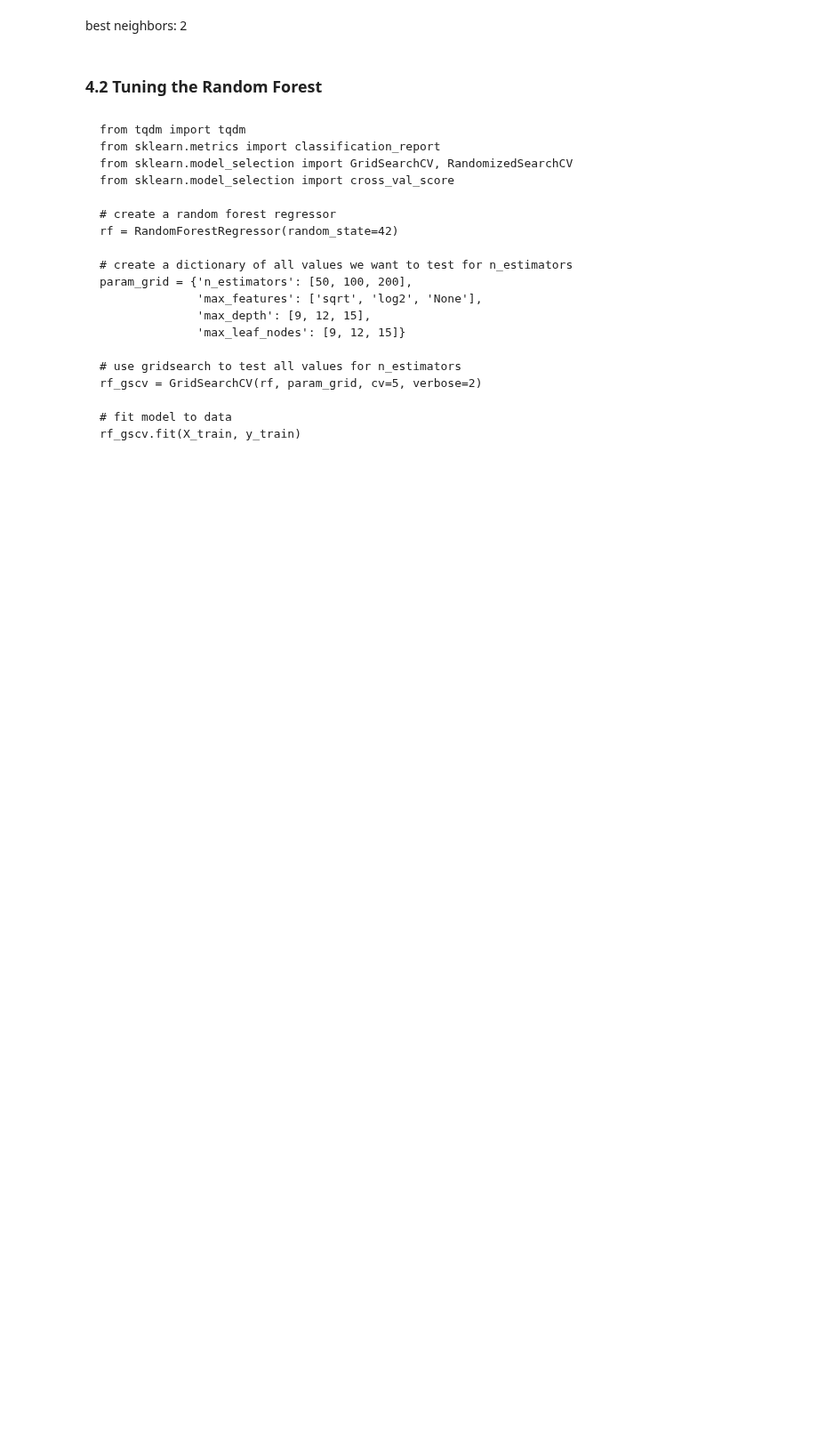
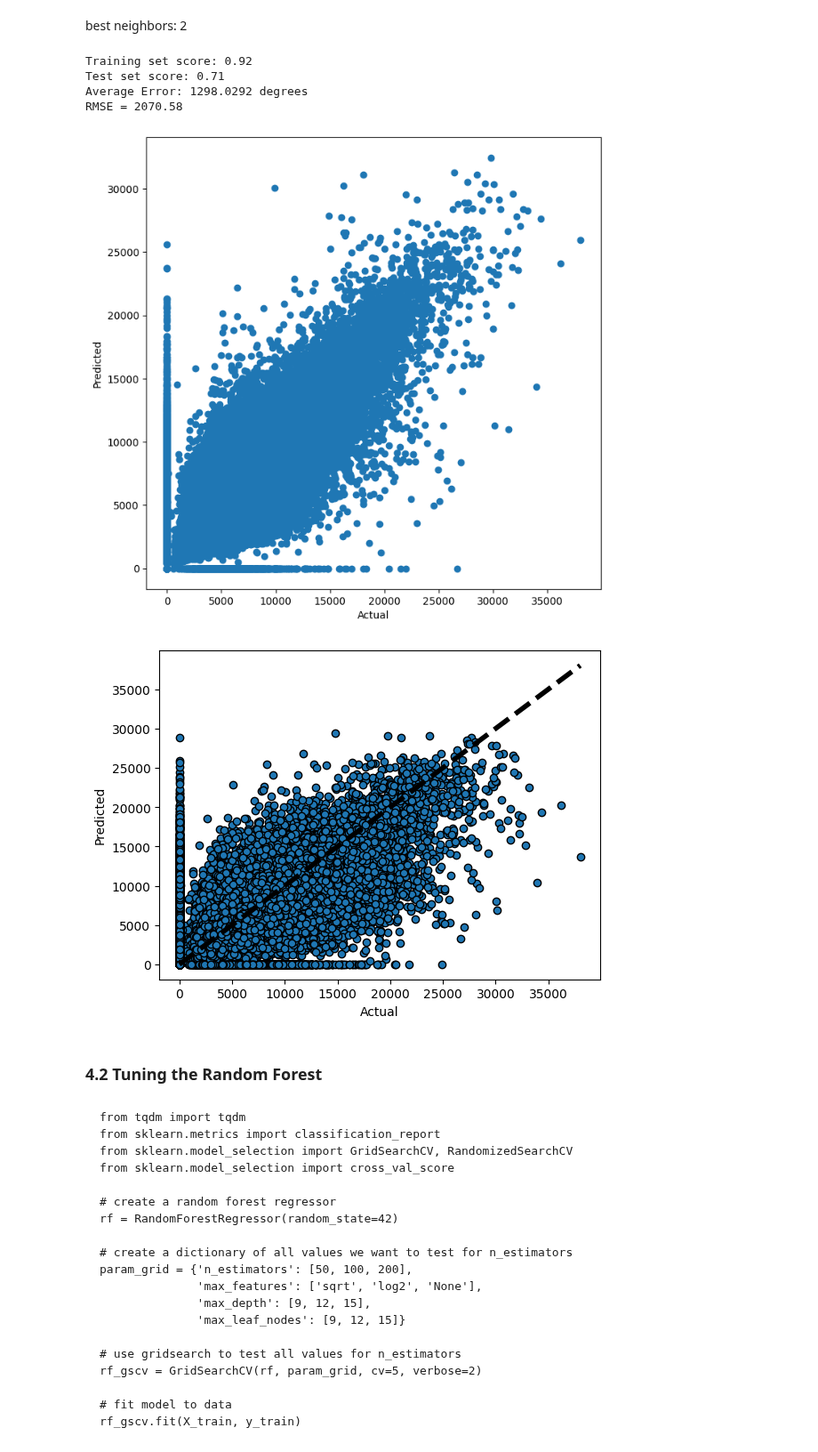
Before and after one commit to liamwan/rss-forecasts, a Jupyter notebook: rss-forecasts-wander.ipynb, the cells around one changed output. Shown at 89% size. Cells and saved outputs as stored; diff of their text form; code cells hidden in the pictures; blank space fills up the shorter version.

```diff
--- a/rss-forecasts-wander.ipynb
+++ b/rss-forecasts-wander.ipynb
@@ -397,6 +447,25 @@ Die performantesten Modelle werden mit GridSearchCV optimiert, erkennbar an dem
 | XGBoost   |Training set score: 0.89<br>Test set score: 0.89<br>Average Error: 903.4969 degrees.<br>RMSE = 1284.96| ☑ |
 
 Nach der Optimierung soll die Performance der einzelnen Modelle mit den Testdaten gemessen werden. Außerdem wird die Feature Importance der einzelnen Modelle nochmals betrachtet.
+# %%
+# define a function to plot predicted vs actual values
+def plot_predicted_vs_actual(model):
+    predictions = model.predict(X_test)
+    plt.figure(figsize=(8,8))
+    plt.scatter(y_test, predictions)
+    plt.xlabel('Actual')
+    plt.ylabel('Predicted')
+    plt.show()
+    # cross_val_predict returns an array of the same size as `y` where each entry
+    # is a prediction obtained by cross validation:
+    predicted = cross_val_predict(model, X_test, y_test, cv=10)
+
+    fig, ax = plt.subplots()
+    ax.scatter(y_test, predicted, edgecolors=(0, 0, 0))
+    ax.plot([y_test.min(), y_test.max()], [y_test.min(), y_test.max()], 'k--', lw=4)
+    ax.set_xlabel('Actual')
+    ax.set_ylabel('Predicted')
+    plt.show()
 # %% [markdown]
 ### 4.1 Tuning k-Nearest Neighbors
 # %%
@@ -433,9 +506,19 @@ best neighbors: 2
 # %%
 # create a k-nearest neighbors regressor using the best parameter
 knn = KNeighborsRegressor(n_neighbors=2)
 
 # train and evaluate the model
 knn = train_evaluate(knn, X_train, y_train, X_test, y_test)
+
+# plot predicted vs actual values
+plot_predicted_vs_actual(knn)
+# %% [output]
+Training set score: 0.92
+Test set score: 0.71
+Average Error: 1298.0292 degrees
+RMSE = 2070.58
+[figure, added]
+[figure, added]
 # %% [markdown]
 ### 4.2 Tuning the Random Forest
 # %% [markdown]
```
Also changed, not shown: parts of 21 cells of this notebook.
